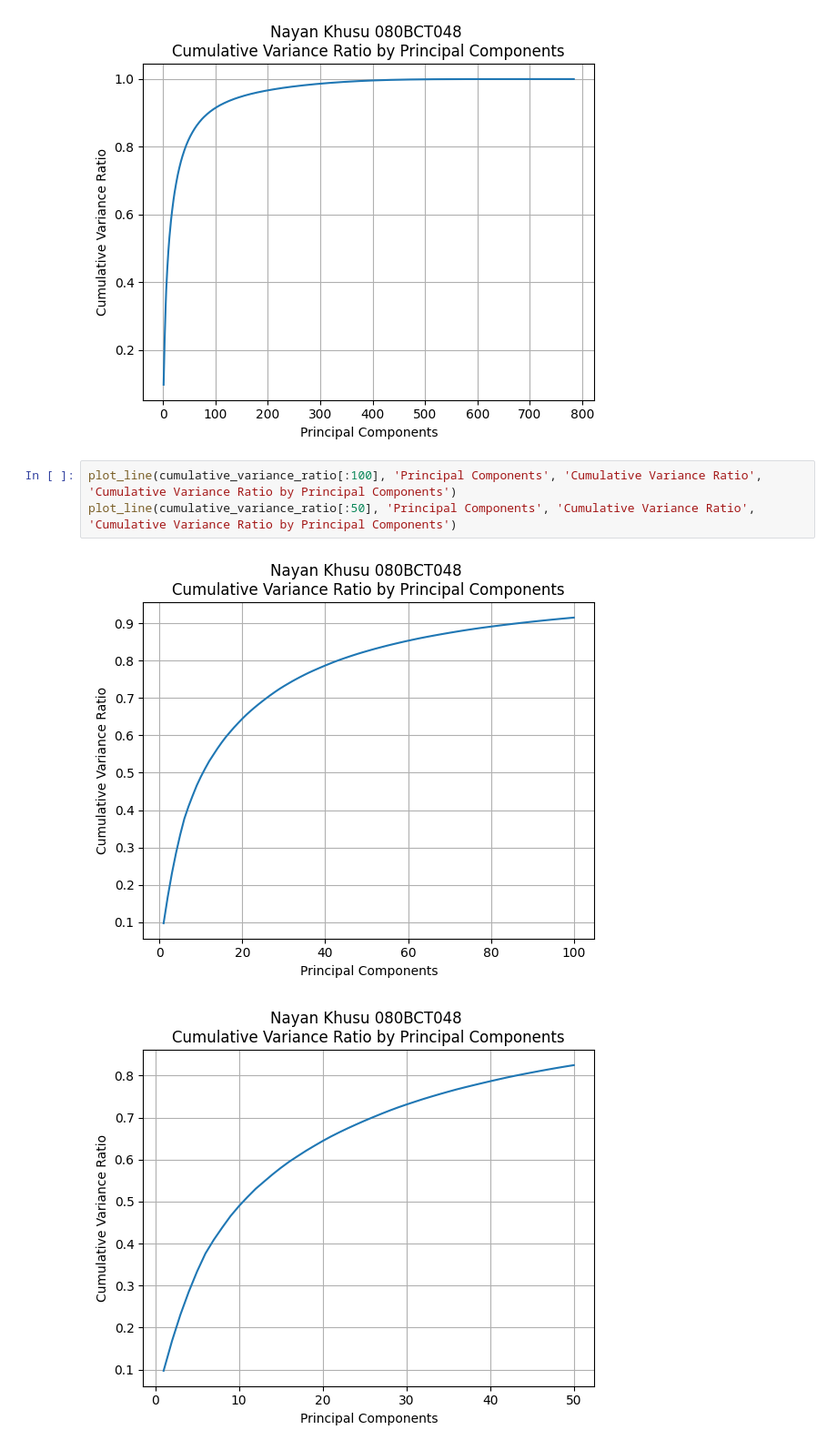
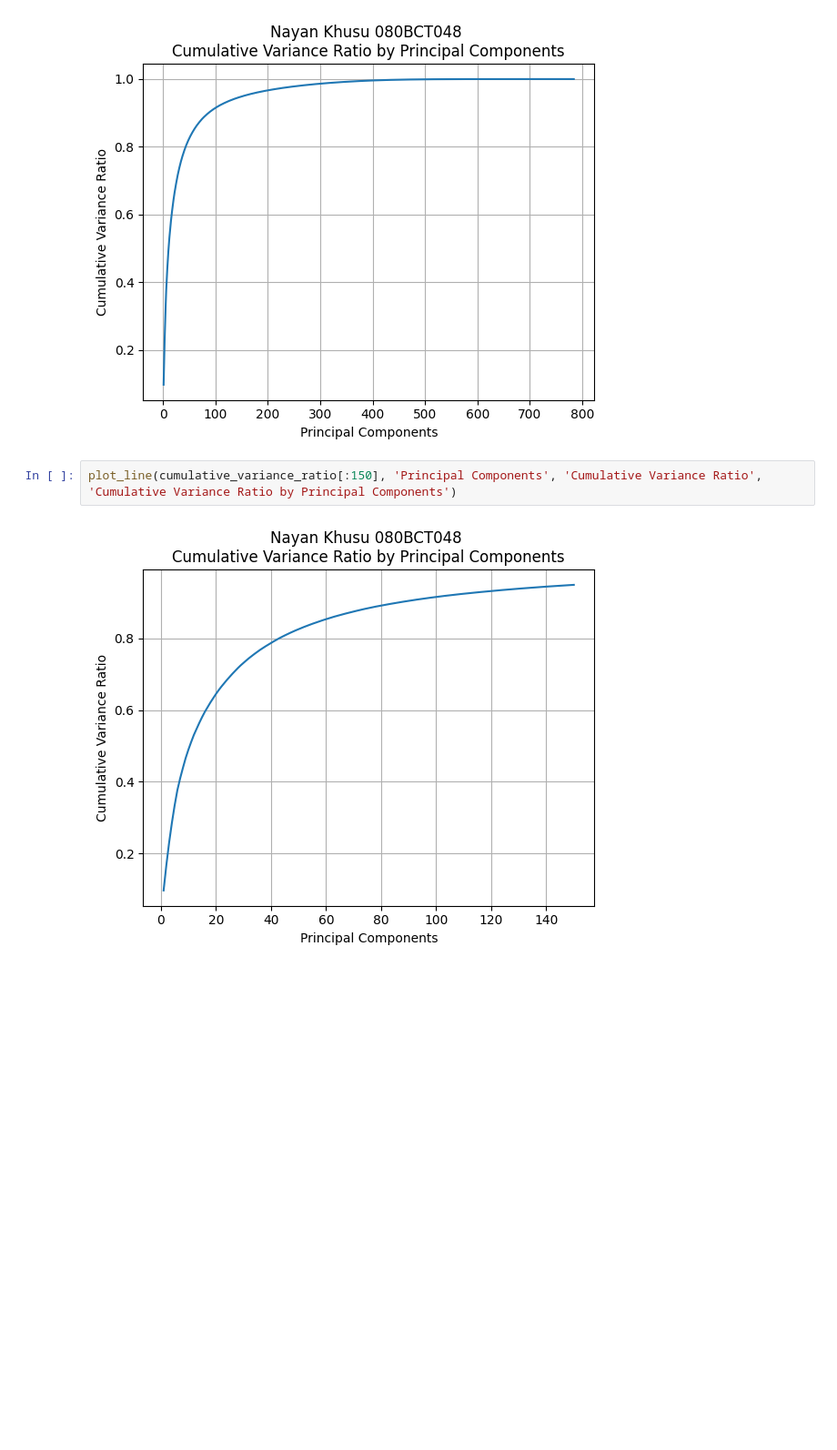
Before and after one commit to nyanko3434/Year-2-Part-I_Data_Science_Lab, a Jupyter notebook: Lab7/Lab7_assignment.ipynb, the cells around one changed output. Shown: that part at 91% size. Cells and saved outputs as stored; diff of their text form; blank space fills up the shorter version.

```diff
--- a/Lab7/Lab7_assignment.ipynb
+++ b/Lab7/Lab7_assignment.ipynb
@@ -72,8 +80,6 @@ plot_line(cumulative_variance_ratio, 'Principal Components', 'Cumulative Varianc
 # %% [output]
 [figure]
 # %%
-plot_line(cumulative_variance_ratio[:100], 'Principal Components', 'Cumulative Variance Ratio', 'Cumulative Variance Ratio by Principal Components')
-plot_line(cumulative_variance_ratio[:50], 'Principal Components', 'Cumulative Variance Ratio', 'Cumulative Variance Ratio by Principal Components')
+plot_line(cumulative_variance_ratio[:150], 'Principal Components', 'Cumulative Variance Ratio', 'Cumulative Variance Ratio by Principal Components')
 # %% [output]
-[figure, old version]
+[figure, new version]
-[figure, removed]
```
Also changed, not shown: parts of 8 cells of this notebook.
